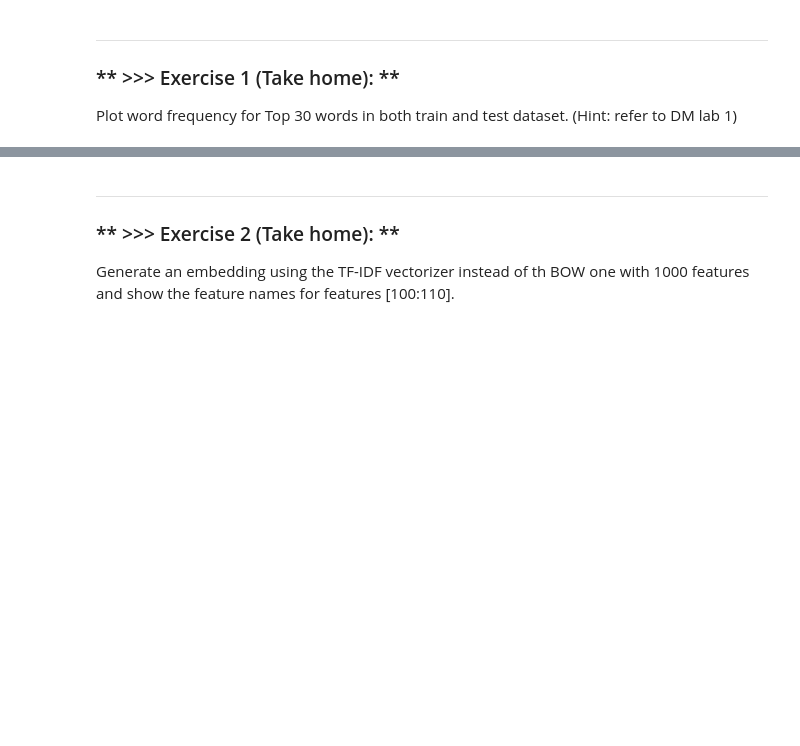
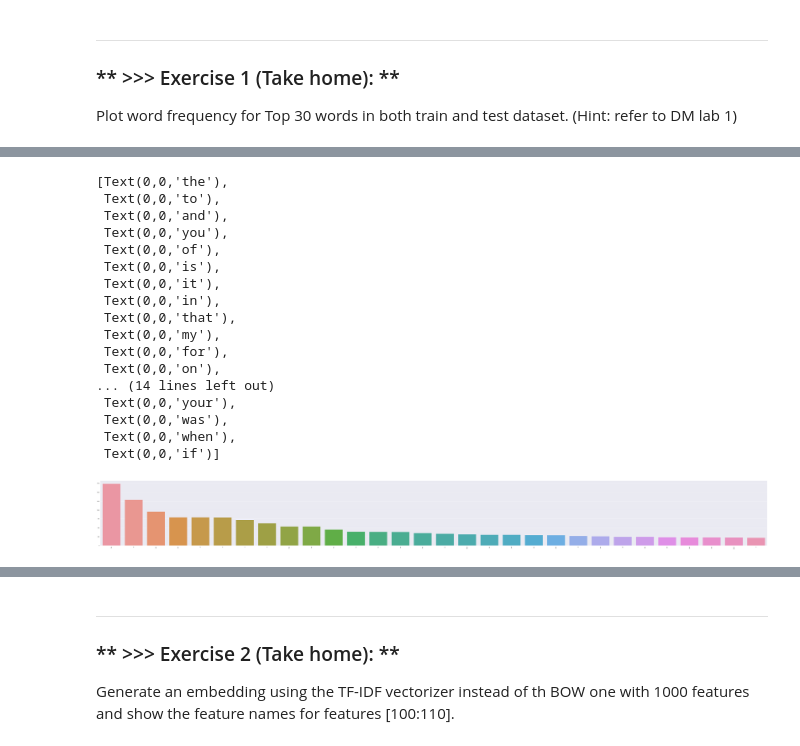
Before and after one commit to grace6029/DM19-Lab2-Homework-master, a Jupyter notebook: DM19-Lab2-Homework.ipynb, the cells around one changed output, grey strips where cells are left out. Drawn from its saved outputs; the diff is of its cells as text; code cells hidden in the pictures; blank space fills up the shorter version.

```diff
--- a/DM19-Lab2-Homework.ipynb
+++ b/DM19-Lab2-Homework.ipynb
@@ -93,0 +131,4 @@ Plot word frequency for Top 30 words in both train and test dataset. (Hint: refe
+# %%
+train_term_frequencies = []
+for j in range(0,train_counts.shape[1]):
+    train_term_frequencies.append(sum(train_counts[:,j]))
@@ -93,0 +139,2 @@ Plot word frequency for Top 30 words in both train and test dataset. (Hint: refe
+# %%
+train_sorted_freq_words_list = sorted(zip(train_term_frequencies,train_words_list), key=lambda pair: pair[0], reverse=True)
@@ -93,0 +154,7 @@ Plot word frequency for Top 30 words in both train and test dataset. (Hint: refe
+# %%
+#create sorted list
+train_sorted_term_frequencies = []
+train_sorted_words_list = []
+for i in range(len(train_sorted_freq_words_list)):
+    train_sorted_term_frequencies.append(train_sorted_freq_words_list[i][0].toarray()[0][0])
+    train_sorted_words_list.append(train_sorted_freq_words_list[i][1])
@@ -93,0 +194,29 @@ Plot word frequency for Top 30 words in both train and test dataset. (Hint: refe
+# %%
+import numpy as np
+train_sorted_term_frequencies = np.asarray(train_sorted_term_frequencies)
+test_sorted_term_frequencies = np.asarray(test_sorted_term_frequencies)
+# %%
+import seaborn as sns
+plt.subplots(figsize=(100, 10))
+g = sns.barplot(x=train_sorted_words_list[:30],
+            y=train_sorted_term_frequencies[:30])
+g.set_xticklabels(train_sorted_words_list, rotation = 90)
+# %% [output]
+[Text(0,0,'the'),
+ Text(0,0,'to'),
+ Text(0,0,'and'),
+ Text(0,0,'you'),
+ Text(0,0,'of'),
+ Text(0,0,'is'),
+ Text(0,0,'it'),
+ Text(0,0,'in'),
+ Text(0,0,'that'),
+ Text(0,0,'my'),
+ Text(0,0,'for'),
+ Text(0,0,'on'),
+... (14 lines left out)
+ Text(0,0,'your'),
+ Text(0,0,'was'),
+ Text(0,0,'when'),
+ Text(0,0,'if')]
+[figure, added]
```
Also changed, not shown: parts of 21 cells of this notebook, 3 other files.
